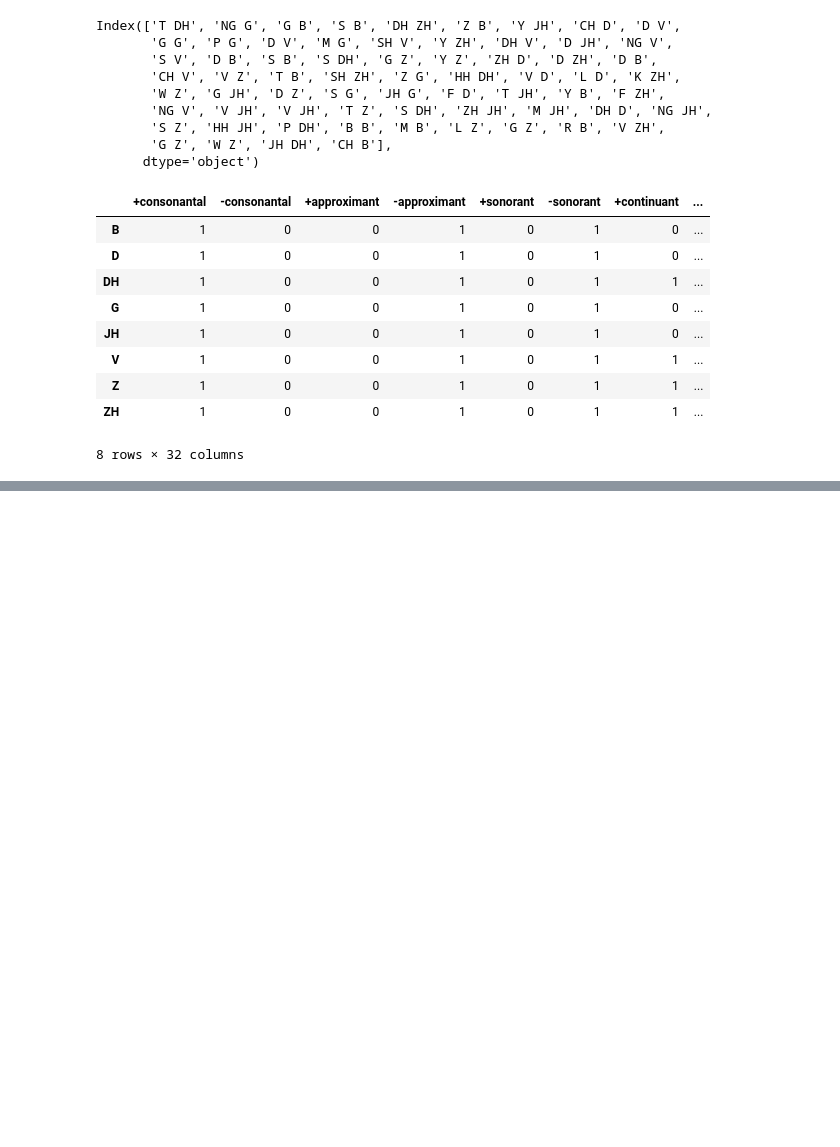
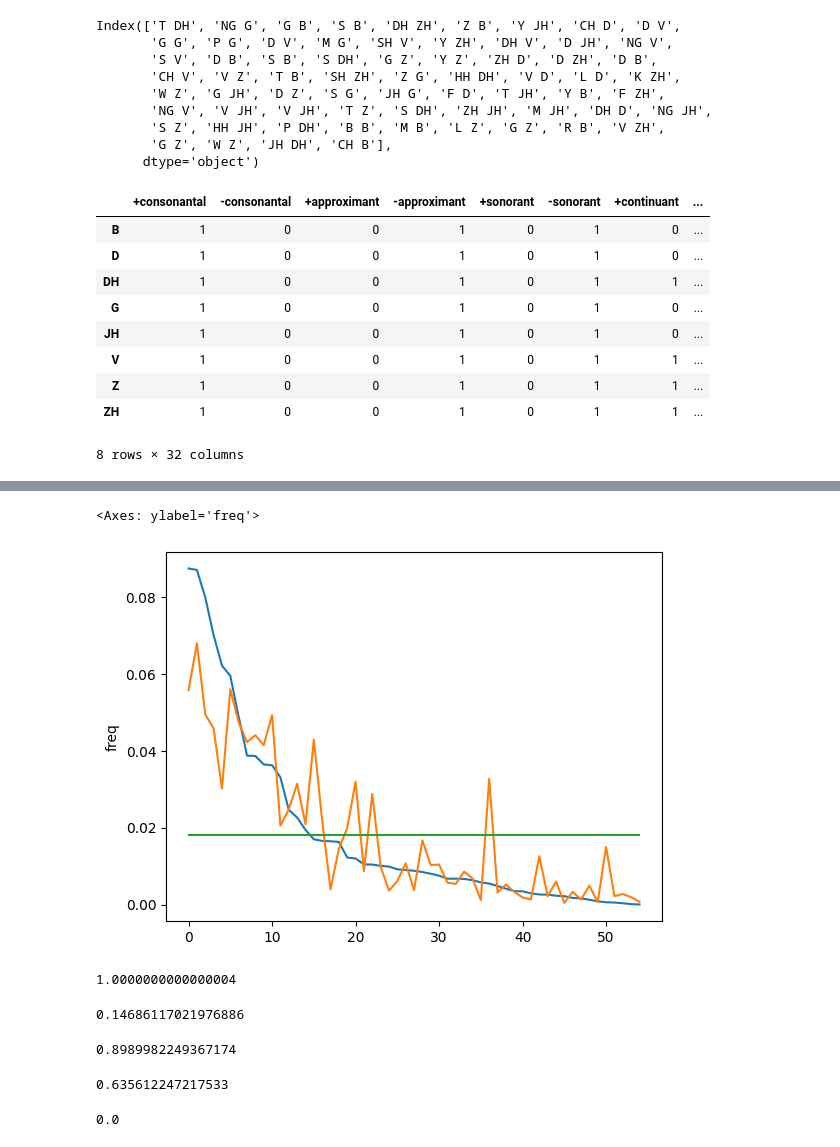
Before and after one commit to GBS-Skile/finding-phonotactic-constraints, a Jupyter notebook: englishonset.ipynb, the cells around one changed output, grey strips where cells are left out. Saved outputs shown, nothing was run; the diff lists cells and outputs as text; code cells hidden in the pictures; blank space fills up the shorter version.

```diff
--- a/englishonset.ipynb
+++ b/englishonset.ipynb
@@ -1,11 +1,13 @@
 # %% [markdown]
 `data/englishonset` 데이터를 학습합시다.
 # %%
+from os.path import join
 from phoncon.corpus import LearningData, slice_word, randomize_word
 from phoncon.features import FeatureSystem
 
-LEARNING_DATA = "./data/englishonset/EnglishLearningData.txt"
-FEATURES = "./data/englishonset/EnglishFeatures.txt"
+DATA_PATH = "./data"
+LEARNING_DATA = join(DATA_PATH, "englishonset/EnglishLearningData.txt")
+FEATURES = join(DATA_PATH, "englishonset/EnglishFeatures.txt")
 
 ld = LearningData(LEARNING_DATA, prefix="# ")
 fs = FeatureSystem.load(FEATURES) \
@@ -26,12 +28,12 @@ from sklearn.tree import plot_tree
 from sklearn.ensemble import RandomForestClassifier
 from sklearn.metrics import accuracy_score
 
-dtc = RandomForestClassifier(
+rfc = RandomForestClassifier(
     n_estimators=100,
     max_depth=5,
 )
-dtc.fit(X, y)
-y_pred = dtc.predict(X)
+rfc.fit(X, y)
+y_pred = rfc.predict(X)
 # %%
 accuracy_score(y, y_pred)
 # %% [output]
@@ -73,0 +109,24 @@ fs._data.query("`+voice` == 1")
+# %%
+proba = rfc.predict_proba(
+    fs.get_matrix(list(slice_word(ld._data["word"], window=2)))
+)[:, 1]
+# %%
+import numpy as np
+
+gamma = 1 / len(fs.get_phonemes())
+trans_prob = gamma * proba / (1 - proba)
+combined_prob = []
+
+idx = 0
+for word in ld._data["word"]:
+    length = len(word.split(" "))
+    p = 1
+    for _ in range(length - 1):
+        p *= trans_prob[idx]
+        idx += 1
+    combined_prob.append(p)
+
+combined_prob = np.array(combined_prob)
+combined_prob /= combined_prob.sum()
+
+combined_prob
@@ -74,2 +145,35 @@ fs._data.query("`+voice` == 1")
+# %%
+import seaborn as sns
+
+normalized_freq = ld._data["freq"] / sum(ld._data["freq"])
+
+sns.lineplot(normalized_freq)
+sns.lineplot(combined_prob)
+sns.lineplot([1/len(normalized_freq)] * len(normalized_freq))
+# %% [output]
+<Axes: ylabel='freq'>
+[figure, added]
+# %%
+sum(normalized_freq)
+# %% [output]
+1.0000000000000004
+# %%
+from scipy.stats import entropy
+
+entropy(normalized_freq, combined_prob)
+# %% [output]
+0.14686117021976886
+# %%
+entropy(normalized_freq, [1 - 0.01 * (len(normalized_freq) - 1)] + [0.01] * (len(normalized_freq)-1))
+# %% [output]
+0.8989982249367174
+# %%
+entropy(normalized_freq, [1/len(normalized_freq)] * len(normalized_freq))
+# %% [output]
+0.635612247217533
+# %%
+entropy(normalized_freq, normalized_freq)
+# %% [output]
+0.0
 # %%
 # -continuant1 == 0, -approximant1 == 0, -voice0 == 1
```
Also changed, not shown: parts of 7 cells of this notebook, 2 other files.
